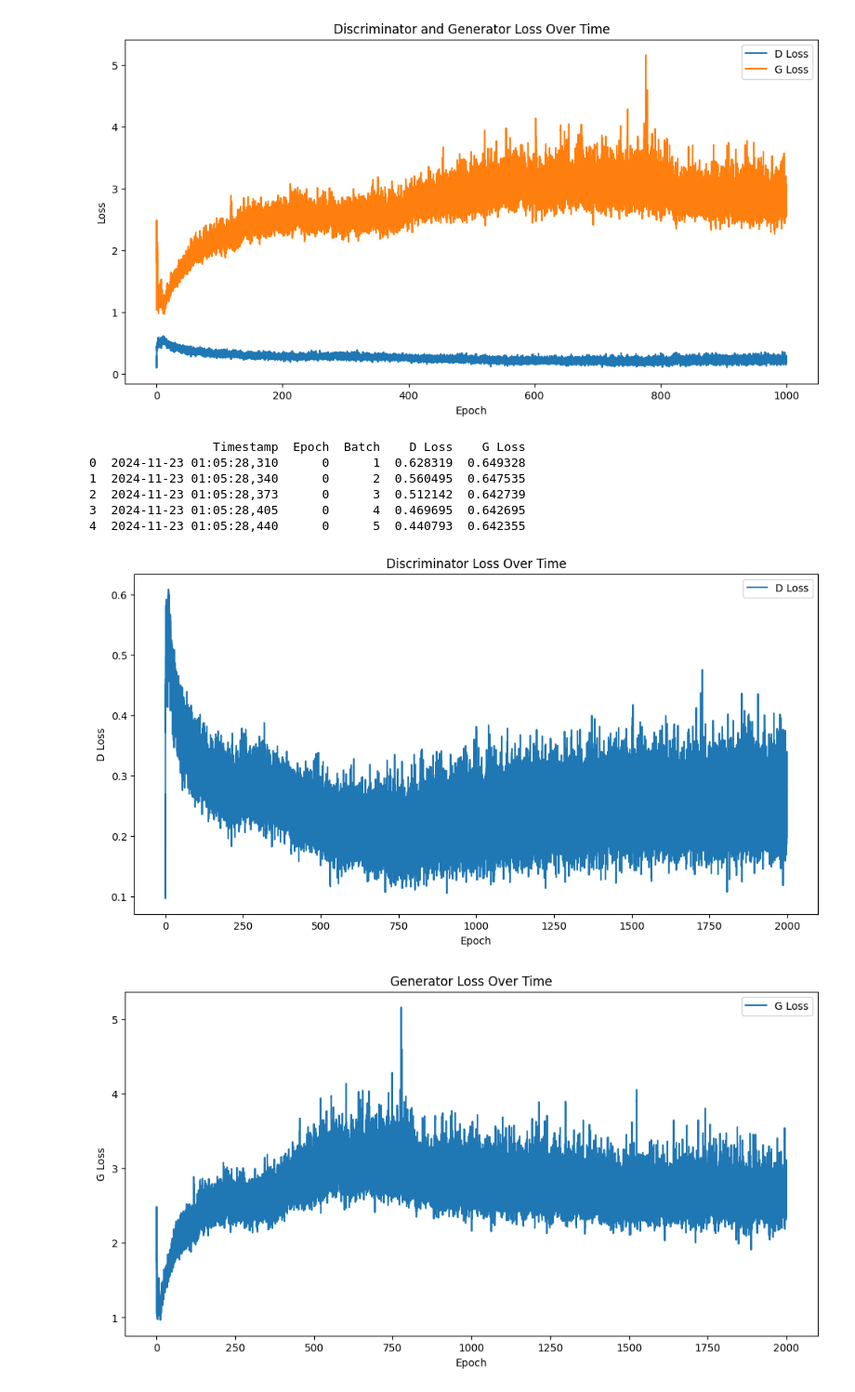
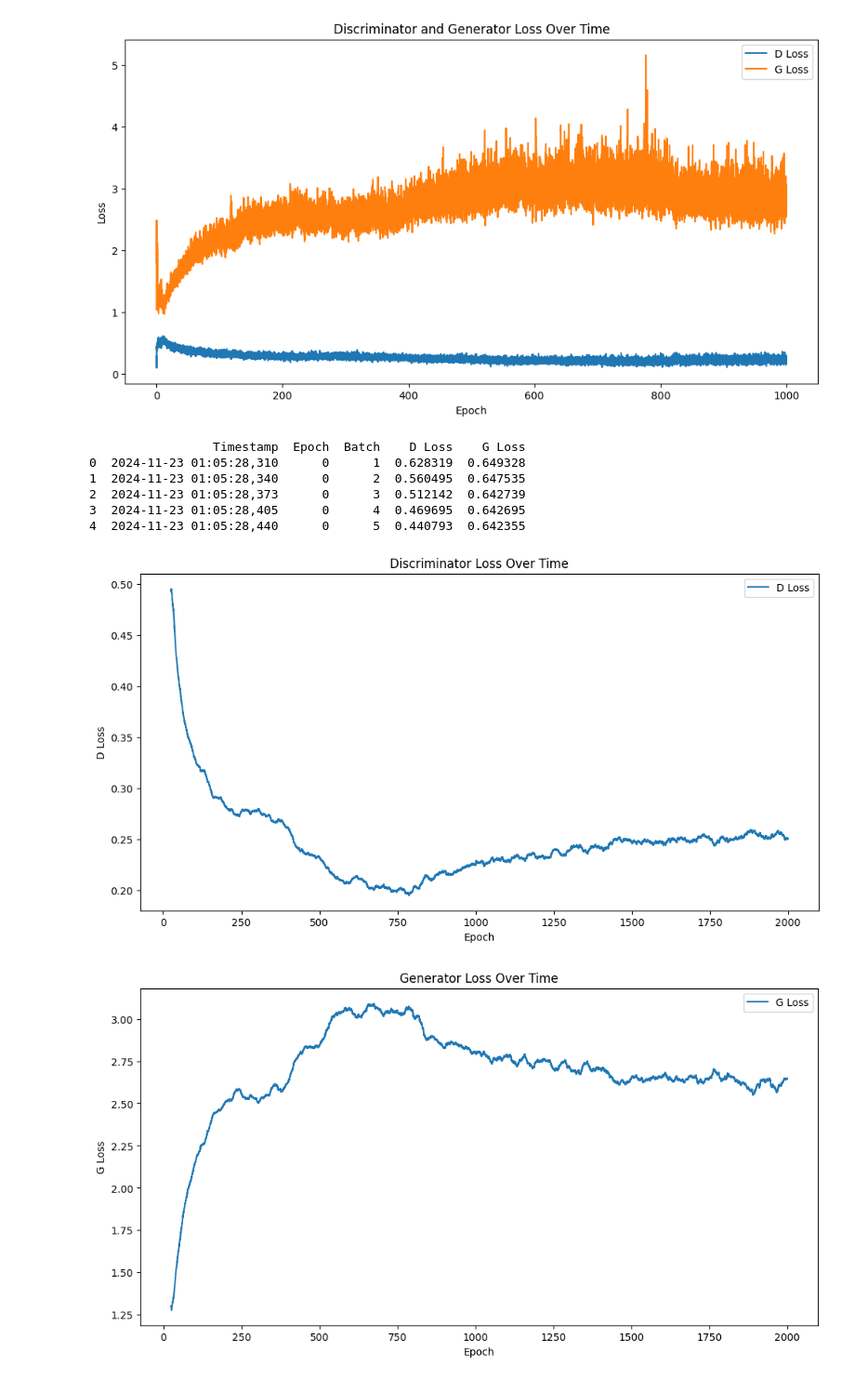
Before and after one commit to Nahida-aa/GAN, a Jupyter notebook: notebooks/data_visualization.ipynb, the cells around one changed output. Shown at 93% size. Cells and saved outputs as stored; diff of their text form; code cells hidden in the pictures.

```diff
--- a/notebooks/data_visualization.ipynb
+++ b/notebooks/data_visualization.ipynb
@@ -205,7 +205,7 @@ def moving_average(data, window_size):
     return data.rolling(window=window_size).mean()
 
 # 平滑数据
-window_size = 50
+window_size = 468*50
 df['D Loss Smoothed'] = moving_average(df['D Loss'], window_size)
 df['G Loss Smoothed'] = moving_average(df['G Loss'], window_size)
 
@@ -216,32 +216,32 @@ plt.xlabel('Epoch')
 plt.ylabel('D Loss')
 plt.title('Discriminator Loss Over Time')
 plt.legend()
 plt.show()
 
 # 绘制生成器损失曲线
 plt.figure(figsize=(12, 6))
 plt.plot(df['Epoch'] + df['Batch'] / df['Batch'].max(), df['G Loss Smoothed'], label='G Loss')
 plt.xlabel('Epoch')
 plt.ylabel('G Loss')
 plt.title('Generator Loss Over Time')
 plt.legend()
 plt.show()
 
 # 绘制判别器和生成器损失曲线在同一图中
 plt.figure(figsize=(12, 6))
 plt.plot(df['Epoch'] + df['Batch'] / df['Batch'].max(), df['D Loss Smoothed'], label='D Loss')
 plt.plot(df['Epoch'] + df['Batch'] / df['Batch'].max(), df['G Loss Smoothed'], label='G Loss')
 plt.xlabel('Epoch')
 plt.ylabel('Loss')
 plt.title('Discriminator and Generator Loss Over Time')
 plt.legend()
 plt.show()
 # %% [output]
                  Timestamp  Epoch  Batch    D Loss    G Loss
 0  2024-11-23 01:05:28,310      0      1  0.628319  0.649328
 1  2024-11-23 01:05:28,340      0      2  0.560495  0.647535
 2  2024-11-23 01:05:28,373      0      3  0.512142  0.642739
 3  2024-11-23 01:05:28,405      0      4  0.469695  0.642695
 4  2024-11-23 01:05:28,440      0      5  0.440793  0.642355
-[figure, old version]
+[figure, new version]
-[figure, old version]
+[figure, new version]
```
Also changed, not shown: parts of 3 cells of this notebook, 4 other files.
